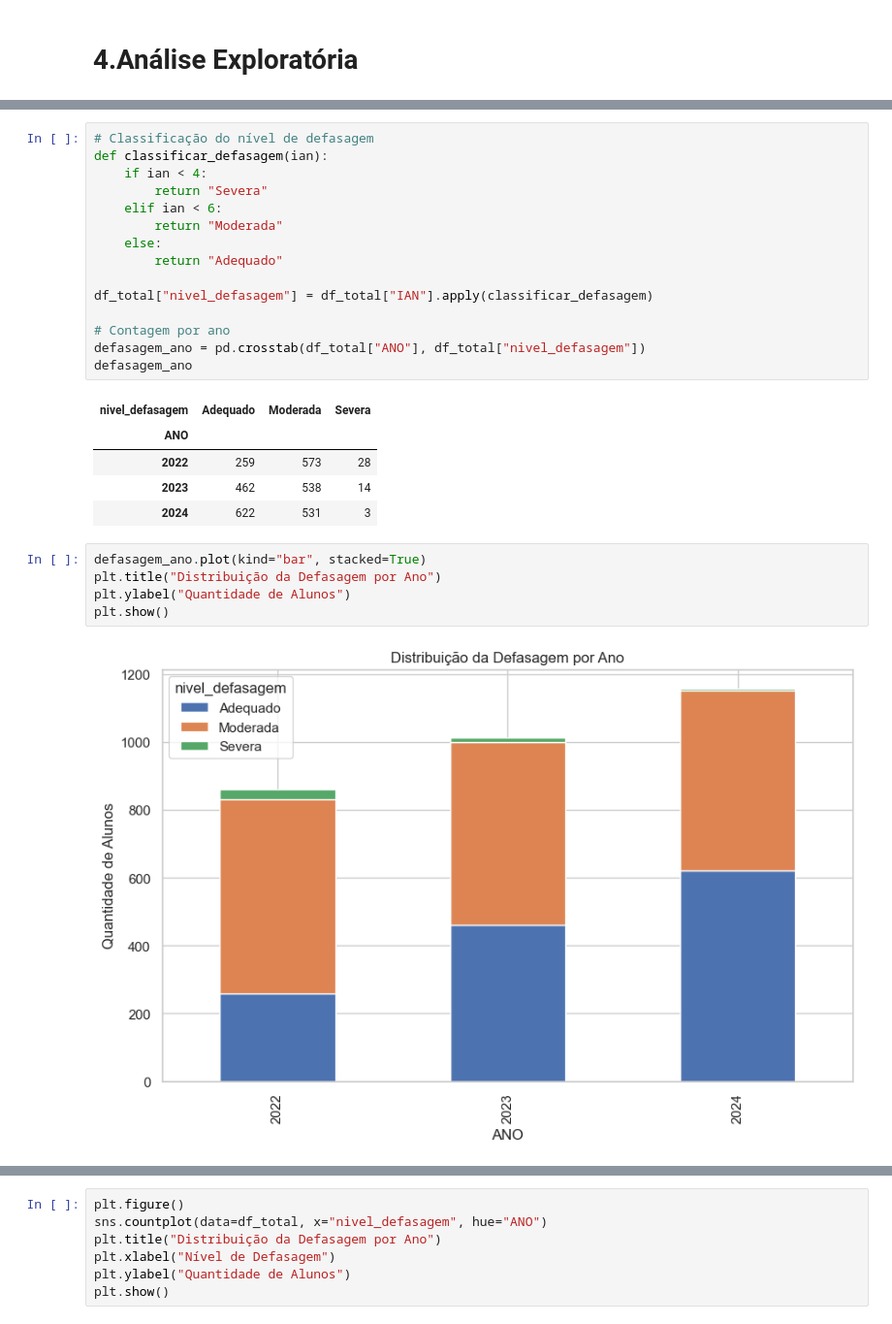
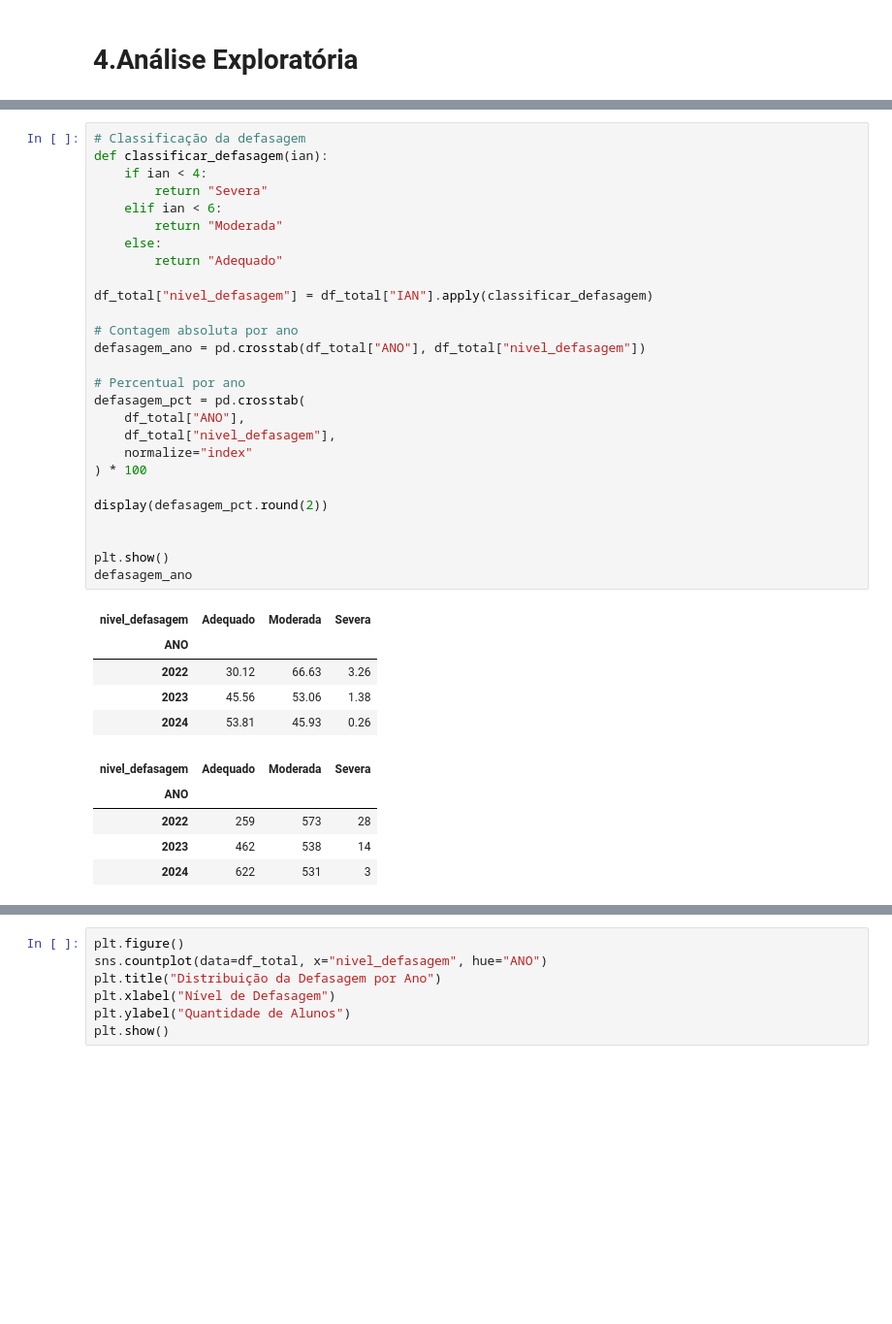
Before and after one commit to LaisStefanieDiasPereira/datathon_fase5, a Jupyter notebook: notebooks/Datathon_Fase5.ipynb, the cells around one changed output, grey strips where cells are left out. Shown at 97% size. Saved outputs shown, nothing was run; the diff lists cells and outputs as text; blank space fills up the shorter version.

```diff
--- a/notebooks/Datathon_Fase5.ipynb
+++ b/notebooks/Datathon_Fase5.ipynb
@@ -401,28 +404,38 @@ df_total.groupby("ANO")["IAN"].describe()
 # %%
-# Classificação do nível de defasagem
+# Classificação da defasagem
 def classificar_defasagem(ian):
     if ian < 4:
         return "Severa"
     elif ian < 6:
         return "Moderada"
     else:
         return "Adequado"
 
 df_total["nivel_defasagem"] = df_total["IAN"].apply(classificar_defasagem)
 
-# Contagem por ano
+# Contagem absoluta por ano
 defasagem_ano = pd.crosstab(df_total["ANO"], df_total["nivel_defasagem"])
+
+# Percentual por ano
+defasagem_pct = pd.crosstab(
+    df_total["ANO"],
+    df_total["nivel_defasagem"],
+    normalize="index"
+) * 100
+
+display(defasagem_pct.round(2))
+
+
+plt.show()
 defasagem_ano
 # %% [output]
 | nivel_defasagem | Adequado | Moderada | Severa |
 | ANO |  |  |  |
-| 2022 | 259 | 573 | 28 |
-| 2023 | 462 | 538 | 14 |
-| 2024 | 622 | 531 | 3 |
+| 2022 | 30.12 | 66.63 | 3.26 |
+| 2023 | 45.56 | 53.06 | 1.38 |
+| 2024 | 53.81 | 45.93 | 0.26 |
+| nivel_defasagem | Adequado | Moderada | Severa |
+| ANO |  |  |  |
+| 2022 | 259 | 573 | 28 |
+| 2023 | 462 | 538 | 14 |
+| 2024 | 622 | 531 | 3 |
-# %%
-defasagem_ano.plot(kind="bar", stacked=True)
-plt.title("Distribuição da Defasagem por Ano")
-plt.ylabel("Quantidade de Alunos")
-plt.show()
-# %% [output]
-[figure, removed]
```
Also changed, not shown: parts of 57 cells of this notebook, 8 other files.
